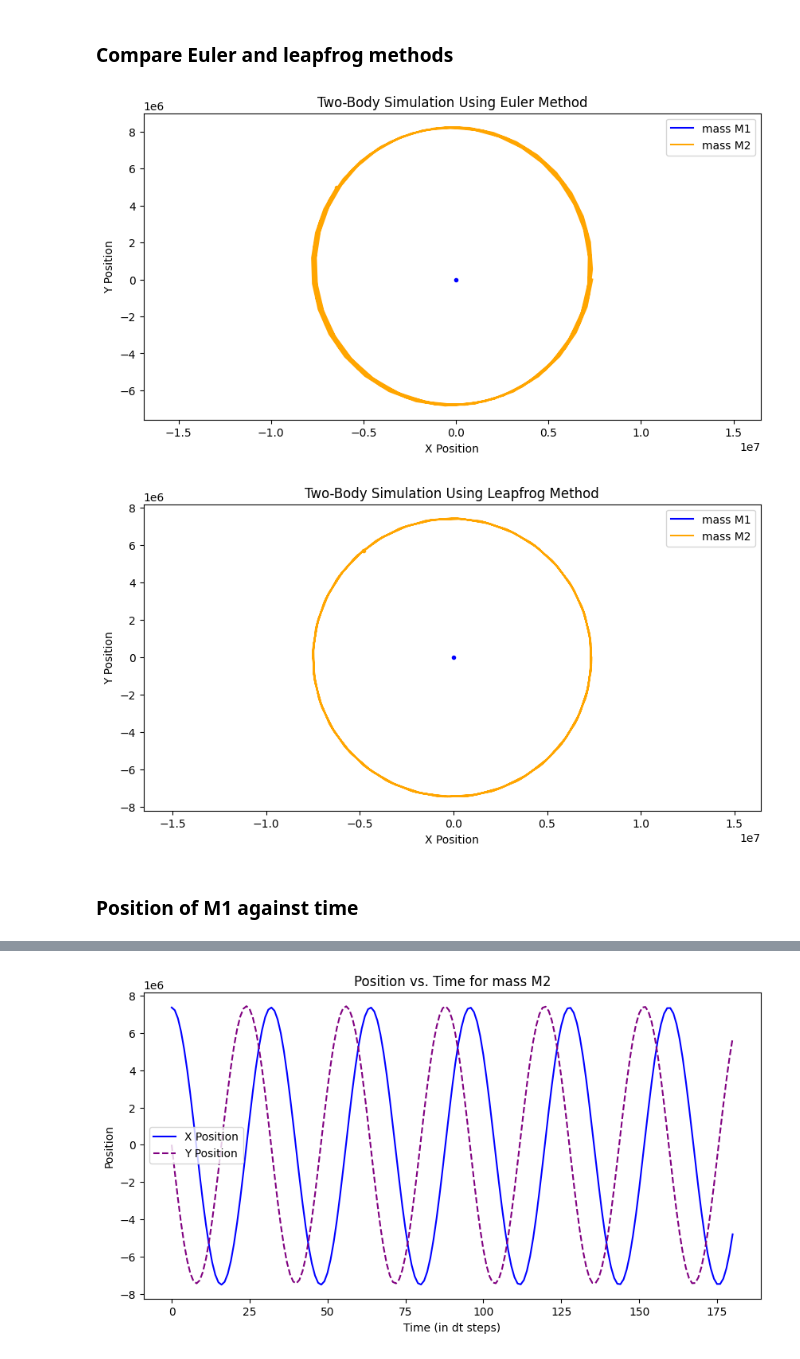
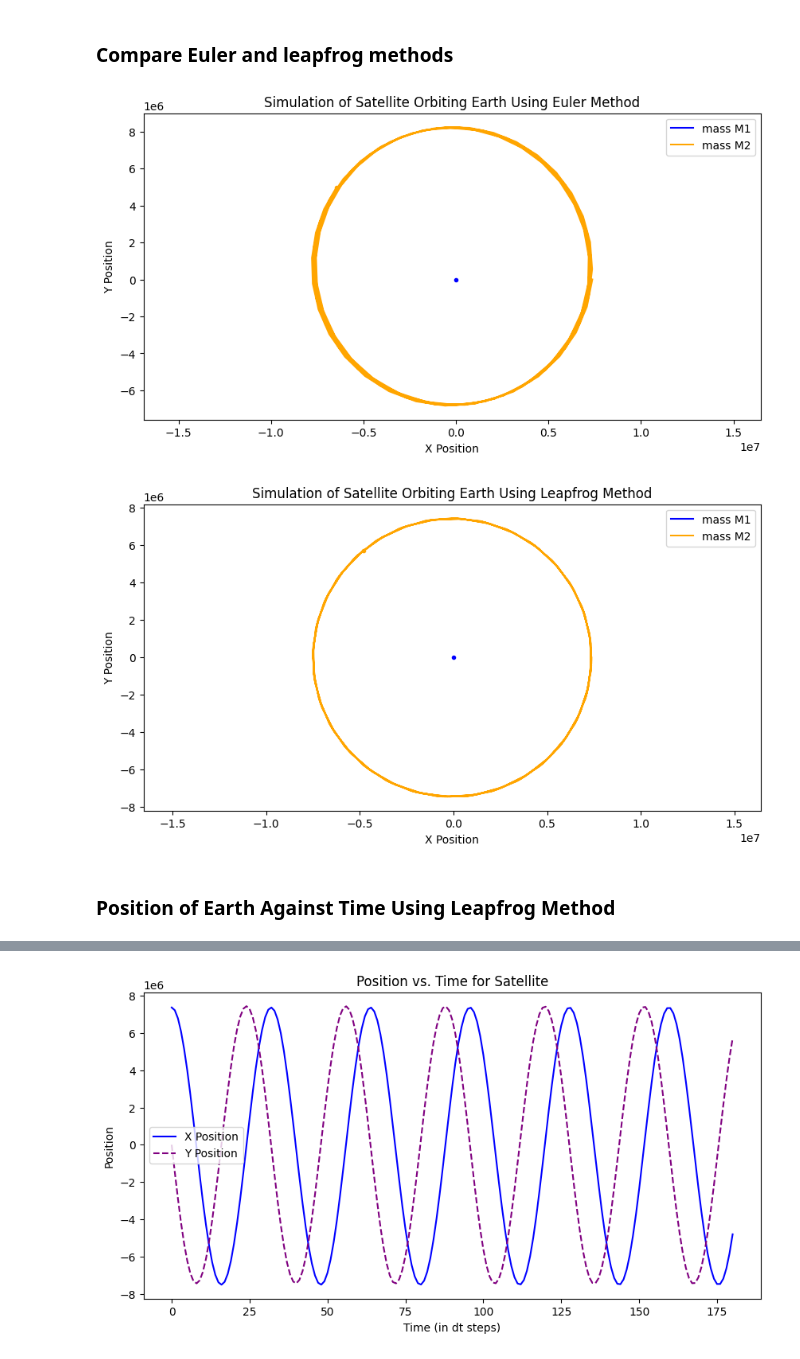
Before and after one commit to kvnjthms/leapfrog, a Jupyter notebook: leapfrog.ipynb, the cells around one changed output, grey strips where cells are left out. Drawn from its saved outputs; the diff is of its cells as text; code cells hidden in the pictures.

```diff
--- a/leapfrog.ipynb
+++ b/leapfrog.ipynb
@@ -169,12 +169,12 @@ def sim_leapfrog(x1, y1, x2, y2, vx1, vy1, vx2, vy2, M1, M2, dt):
 # %%
 vy1, vy2 = get_initial_velocity( M1, M2)
 positions1, positions2 = sim_euler(x1, y1, x2, y2, vx1, vy1, vx2, vy2, M1, M2, dt)
-plot_trajectories(positions1, positions2, "Two-Body Simulation Using Euler Method")
+plot_trajectories(positions1, positions2, "Simulation of Satellite Orbiting Earth Using Euler Method")
 positions1, positions2 = sim_leapfrog(x1, y1, x2, y2, vx1, vy1, vx2, vy2, M1, M2, dt)
-plot_trajectories(positions1, positions2, "Two-Body Simulation Using Leapfrog Method")
+plot_trajectories(positions1, positions2, "Simulation of Satellite Orbiting Earth Using Leapfrog Method")
 # %% [output]
-[figure, old version]
+[figure, new version]
-[figure, old version]
+[figure, new version]
 # %% [markdown]
-### Position of M1 against time
+### Position of Earth Against Time Using Leapfrog Method
 # %%
```
Also changed, not shown: parts of 8 cells of this notebook.
